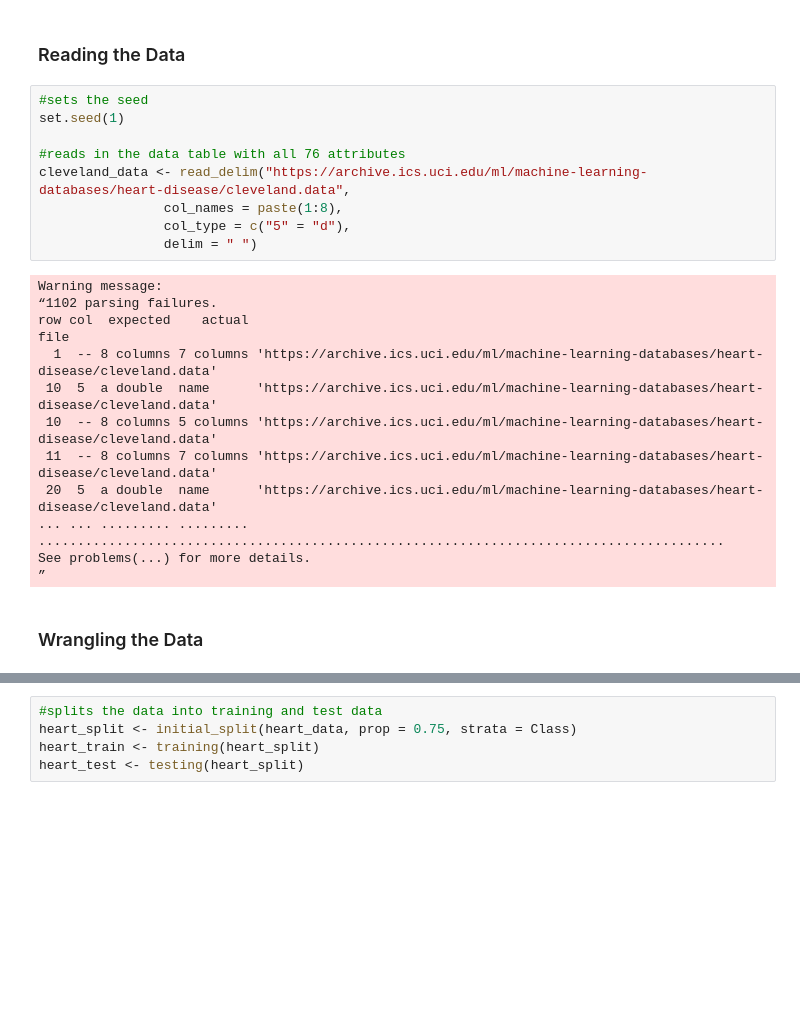
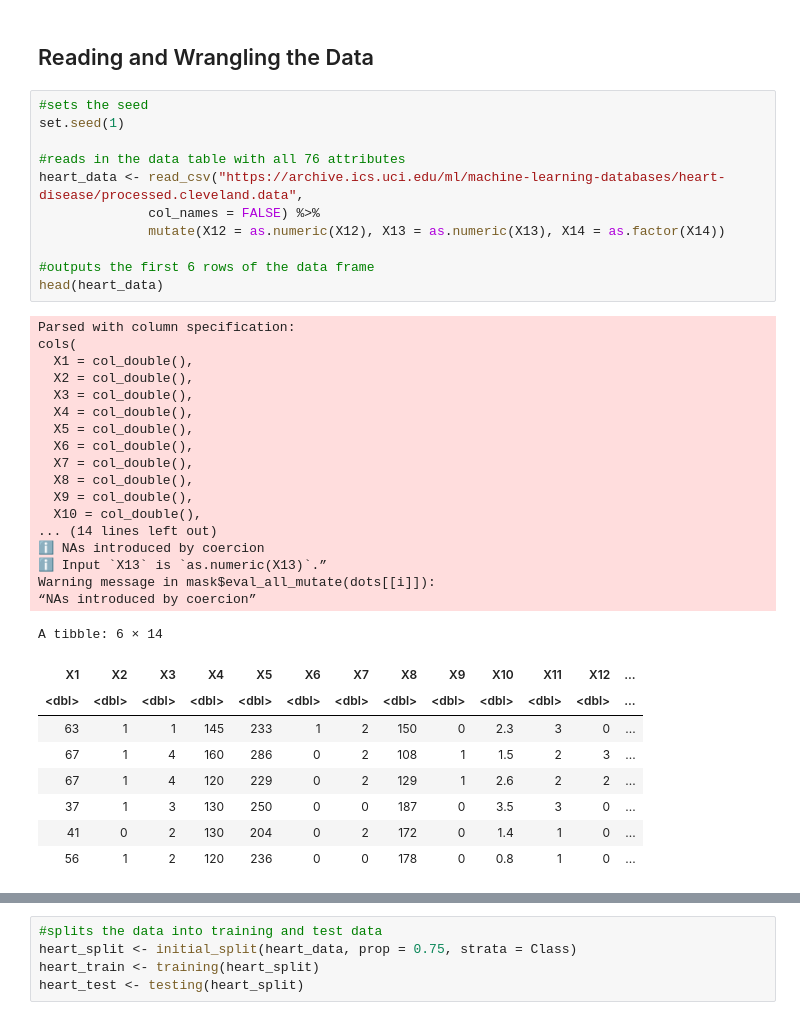
Before and after one commit to jamiema1/Predicting-Heart-Disease-with-KNN-Algorithm, a Jupyter notebook: heart_disease_data.ipynb, the cells around one changed output, grey strips where cells are left out. Cells and saved outputs as stored; diff of their text form; blank space fills up the shorter version.

```diff
--- a/heart_disease_data.ipynb
+++ b/heart_disease_data.ipynb
@@ -61,25 +45,40 @@ The following object is masked from ‘package:dplyr’:
 # %% [markdown]
-### Reading the Data
+## Reading and Wrangling the Data
 # %%
 #sets the seed
 set.seed(1)
 
 #reads in the data table with all 76 attributes
-cleveland_data <- read_delim("https://archive.ics.uci.edu/ml/machine-learning-databases/heart-disease/cleveland.data",
-                col_names = paste(1:8),
-                col_type = c("5" = "d"),
-                delim = " ")
+heart_data <- read_csv("https://archive.ics.uci.edu/ml/machine-learning-databases/heart-disease/processed.cleveland.data",
+              col_names = FALSE) %>%
+              mutate(X12 = as.numeric(X12), X13 = as.numeric(X13), X14 = as.factor(X14))
+
+#outputs the first 6 rows of the data frame
+head(heart_data)
 # %% [output]
-Warning message:
-“1102 parsing failures.
-row col  expected    actual                                                                                     file
-  1  -- 8 columns 7 columns 'https://archive.ics.uci.edu/ml/machine-learning-databases/heart-disease/cleveland.data'
- 10  5  a double  name      'https://archive.ics.uci.edu/ml/machine-learning-databases/heart-disease/cleveland.data'
- 10  -- 8 columns 5 columns 'https://archive.ics.uci.edu/ml/machine-learning-databases/heart-disease/cleveland.data'
- 11  -- 8 columns 7 columns 'https://archive.ics.uci.edu/ml/machine-learning-databases/heart-disease/cleveland.data'
- 20  5  a double  name      'https://archive.ics.uci.edu/ml/machine-learning-databases/heart-disease/cleveland.data'
-... ... ......... ......... ........................................................................................
-See problems(...) for more details.
-”
+Parsed with column specification:
+cols(
+  X1 = col_double(),
+  X2 = col_double(),
+  X3 = col_double(),
+  X4 = col_double(),
+  X5 = col_double(),
+  X6 = col_double(),
+  X7 = col_double(),
+  X8 = col_double(),
+  X9 = col_double(),
+  X10 = col_double(),
+... (14 lines left out)
+ℹ NAs introduced by coercion
+ℹ Input `X13` is `as.numeric(X13)`.”
+Warning message in mask$eval_all_mutate(dots[[i]]):
+“NAs introduced by coercion”
+A tibble: 6 × 14
+| X1 | X2 | X3 | X4 | X5 | X6 | X7 | X8 | X9 | X10 | X11 | X12 | ... |
+| <dbl> | <dbl> | <dbl> | <dbl> | <dbl> | <dbl> | <dbl> | <dbl> | <dbl> | <dbl> | <dbl> | <dbl> | ... |
+| 63 | 1 | 1 | 145 | 233 | 1 | 2 | 150 | 0 | 2.3 | 3 | 0 | ... |
+| 67 | 1 | 4 | 160 | 286 | 0 | 2 | 108 | 1 | 1.5 | 2 | 3 | ... |
+| 67 | 1 | 4 | 120 | 229 | 0 | 2 | 129 | 1 | 2.6 | 2 | 2 | ... |
+| 37 | 1 | 3 | 130 | 250 | 0 | 0 | 187 | 0 | 3.5 | 3 | 0 | ... |
+| 41 | 0 | 2 | 130 | 204 | 0 | 2 | 172 | 0 | 1.4 | 1 | 0 | ... |
+| 56 | 1 | 2 | 120 | 236 | 0 | 0 | 178 | 0 | 0.8 | 1 | 0 | ... |
-# %% [markdown]
-### Wrangling the Data
```
Also changed, not shown: parts of 19 cells of this notebook.
